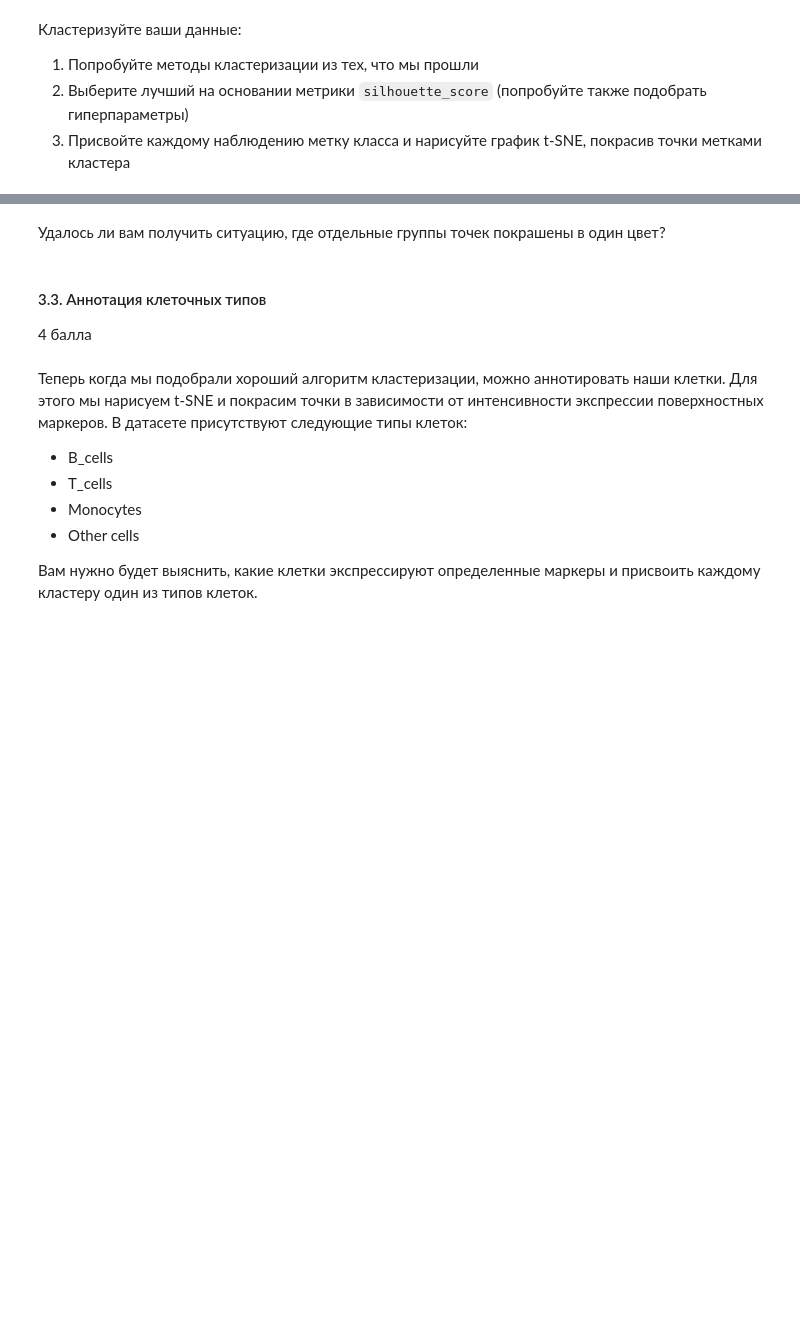
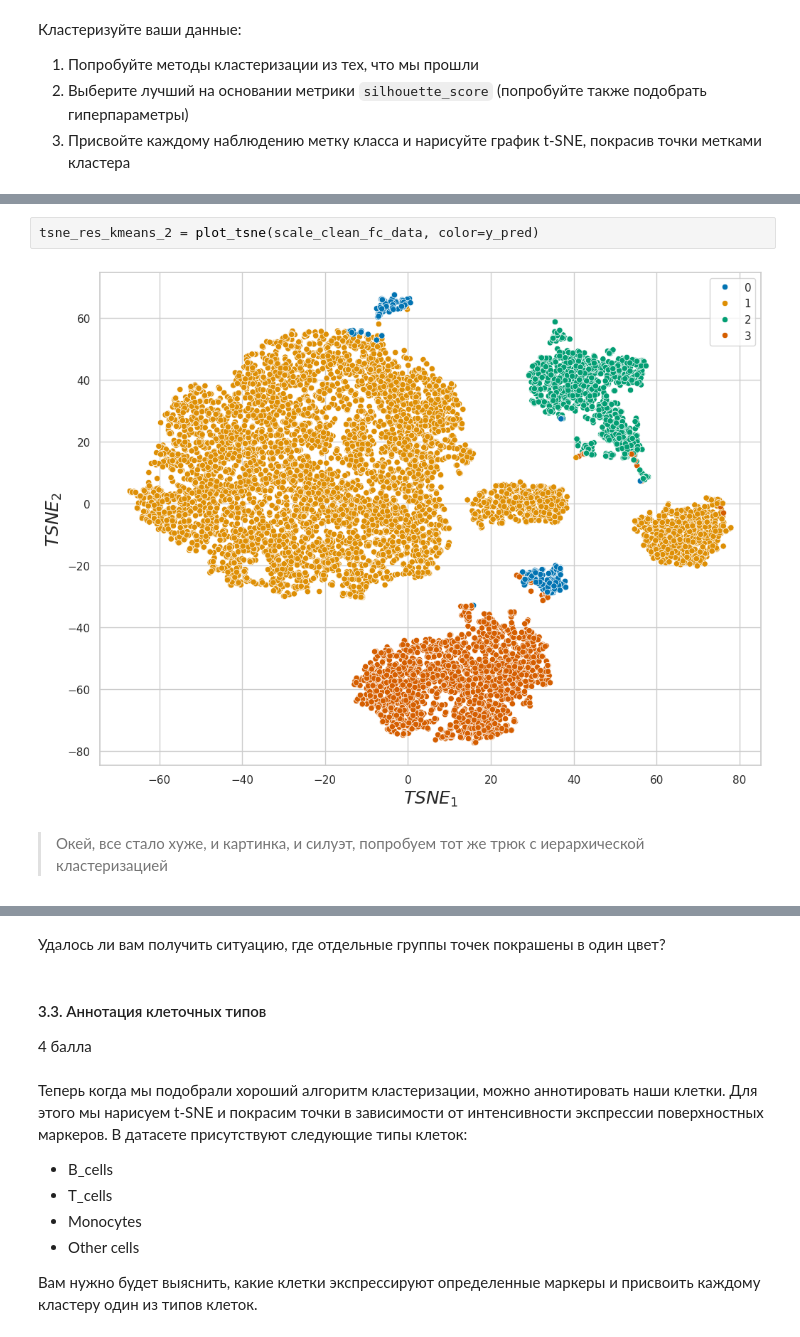
Before and after one commit to ArtemVaska/BI-ML-2024, a Jupyter notebook: lecture_3_unsupervised_learning/homework/code/Cluster_tSNE.ipynb, the cells around one changed output, grey strips where cells are left out. Drawn from its saved outputs; the diff is of its cells as text; blank space fills up the shorter version.

```diff
--- a/lecture_3_unsupervised_learning/homework/code/Cluster_tSNE.ipynb
+++ b/lecture_3_unsupervised_learning/homework/code/Cluster_tSNE.ipynb
@@ -479,0 +550,6 @@ tsne_res = plot_tsne(fc_data)
+# %%
+tsne_res_kmeans_2 = plot_tsne(scale_clean_fc_data, color=y_pred)
+# %% [output]
+[figure, added]
+# %% [markdown]
+> Окей, все стало хуже, и картинка, и силуэт, попробуем тот же трюк с иерархической кластеризацией
```
Also changed, not shown: parts of 22 cells of this notebook.
